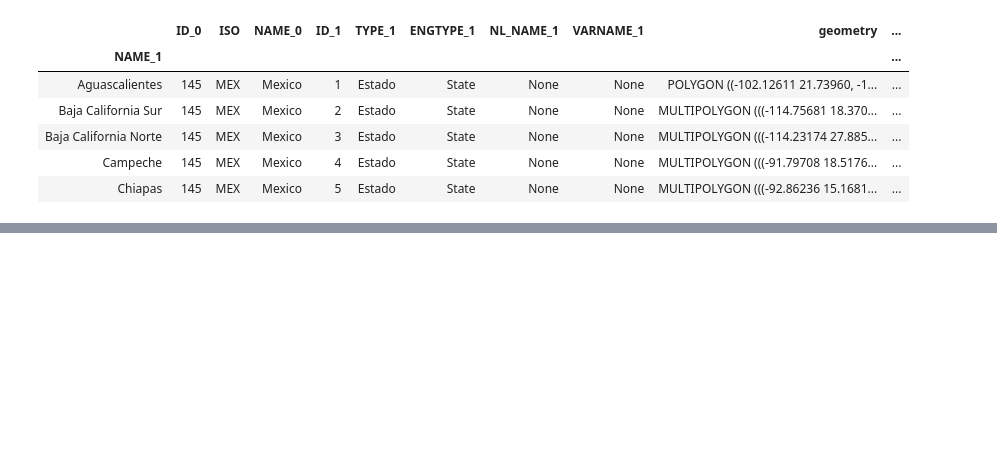
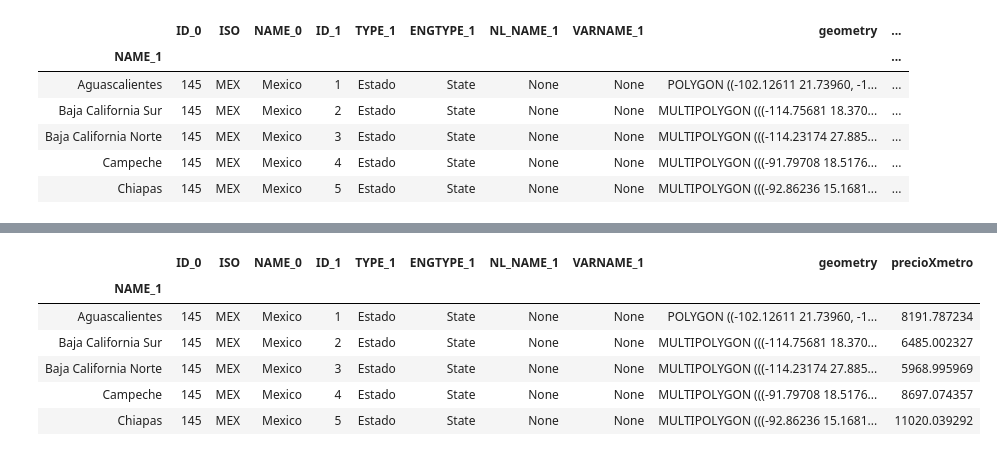
Before and after one commit to camilaserra5/7506-organizacion-de-datos, a Jupyter notebook: PlotMapaEnGeoPandas.ipynb, the cells around one changed output, grey strips where cells are left out. Cells and saved outputs as stored; diff of their text form; code cells hidden in the pictures; blank space fills up the shorter version.

```diff
--- a/PlotMapaEnGeoPandas.ipynb
+++ b/PlotMapaEnGeoPandas.ipynb
@@ -217,0 +233,11 @@ fig.savefig('map_cant_publicaciones_por_provincia.png', dpi=300)
+# %%
+merged2 = map_df.set_index('NAME_1').join(preciometroporprovincia)
+merged2.head()
+# %% [output]
+|  | ID_0 | ISO | NAME_0 | ID_1 | TYPE_1 | ENGTYPE_1 | NL_NAME_1 | VARNAME_1 | geometry | precioXmetro |
+| NAME_1 |  |  |  |  |  |  |  |  |  |  |
+| Aguascalientes | 145 | MEX | Mexico | 1 | Estado | State | None | None | POLYGON ((-102.12611 21.73960, -1... | 8191.787234 |
+| Baja California Sur | 145 | MEX | Mexico | 2 | Estado | State | None | None | MULTIPOLYGON (((-114.75681 18.370... | 6485.002327 |
+| Baja California Norte | 145 | MEX | Mexico | 3 | Estado | State | None | None | MULTIPOLYGON (((-114.23174 27.885... | 5968.995969 |
+| Campeche | 145 | MEX | Mexico | 4 | Estado | State | None | None | MULTIPOLYGON (((-91.79708 18.5176... | 8697.074357 |
+| Chiapas | 145 | MEX | Mexico | 5 | Estado | State | None | None | MULTIPOLYGON (((-92.86236 15.1681... | 11020.039292 |
```
Also changed, not shown: parts of 4 cells of this notebook.
